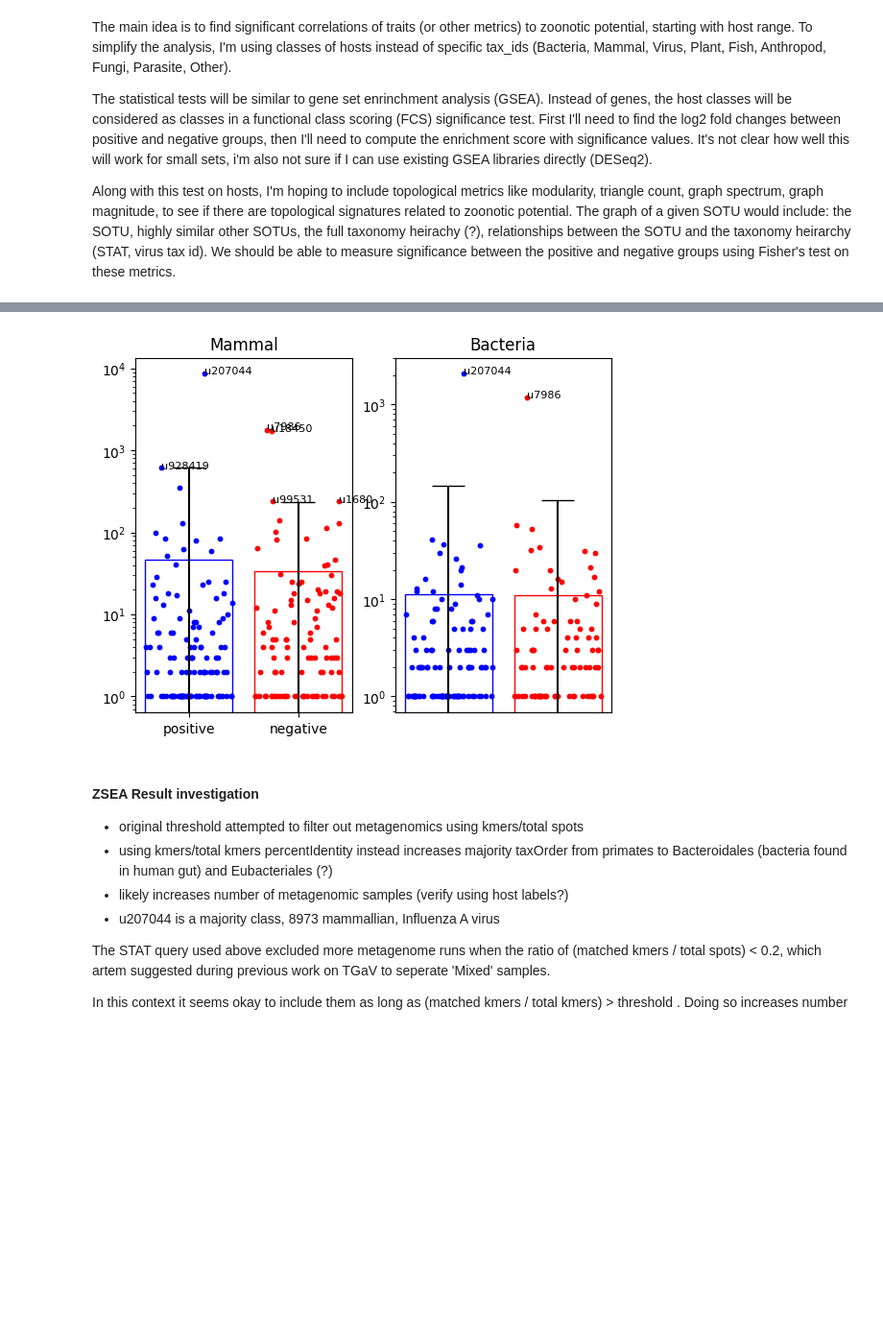
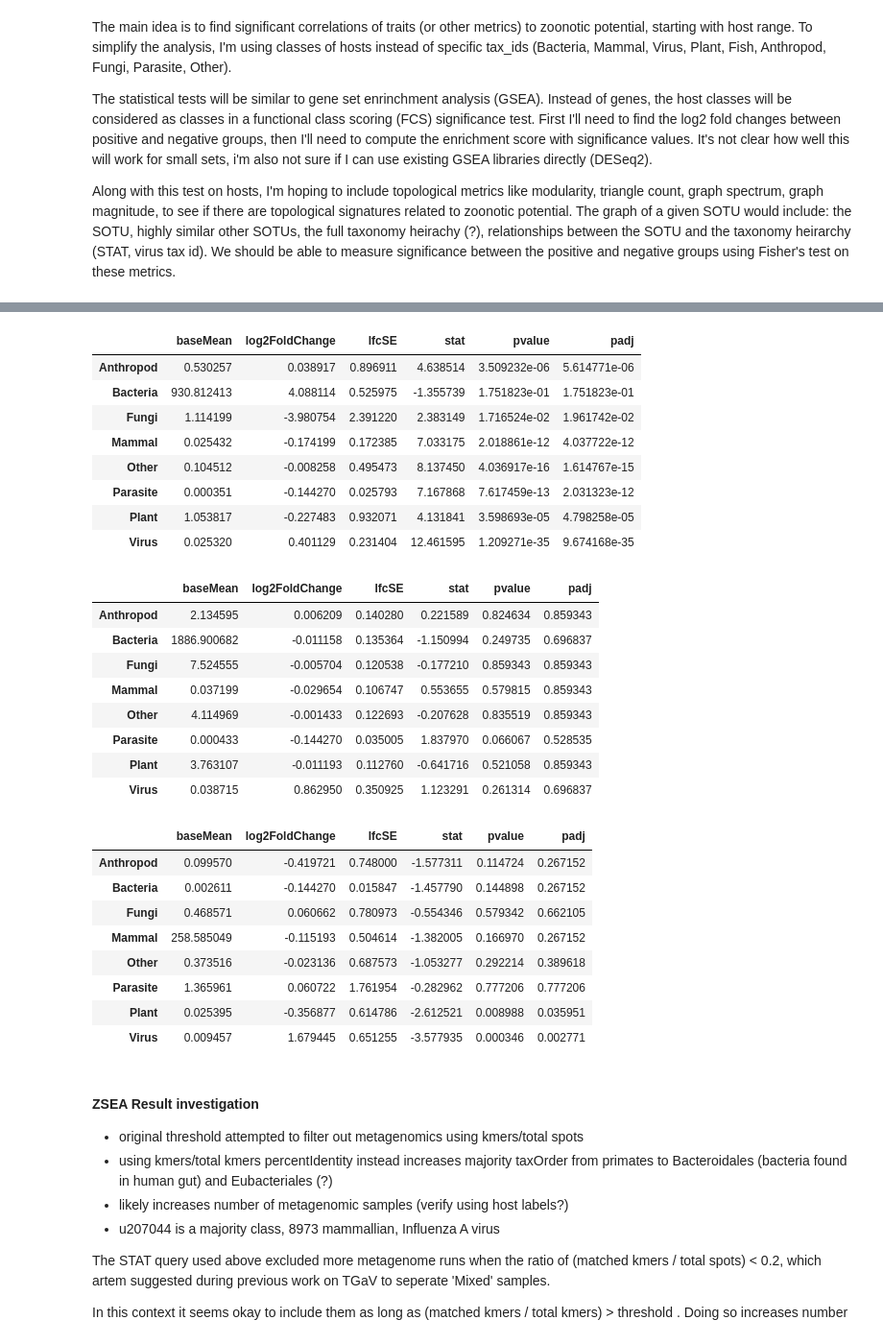
Before and after one commit to serratus-bio/virus-knowledge-graph, a Jupyter notebook: jobs/graph_learning/notebooks/zoonotic-potential.ipynb, the cells around one changed output, grey strips where cells are left out. Shown at 96% size. Saved outputs shown, nothing was run; the diff lists cells and outputs as text; code cells hidden in the pictures; blank space fills up the shorter version.

```diff
--- a/jobs/graph_learning/notebooks/zoonotic-potential.ipynb
+++ b/jobs/graph_learning/notebooks/zoonotic-potential.ipynb
@@ -983,48 +1168,37 @@ print(random_count_matrix)
-# %%
-# Want: first seperate data by hostClass
-# Then seperate by zoonotic potential
-# Anthropod,Bacteria,Fish-like,Fungi,Mammal,Other,Parasite,Plant,Virus
-
-def make_panel(threshold):
-    zoonotic_count_matrix = pd.read_csv(neo4j_data_path + f"{threshold}/" + f"count_matrix_positive.csv", index_col=0)
-    not_zoonotic_count_matrix = pd.read_csv(neo4j_data_path + f"{threshold}/" + f"count_matrix_negative.csv", index_col=0)
-    total_count_matrix = pd.read_csv(neo4j_data_path + f"{threshold}/" + f"count_matrix_total.csv", index_col=0)
-    random_count_matrix = total_count_matrix.sample(n=100, random_state=1)
-
-    fig, (ax1, ax2) = plt.subplots(1, 2)
-    plt.tick_params(
-        axis='x',
-        which='both',
-        bottom=False,
-        top=False,
-        labelbottom=False
-    )
-    axes = [ax1, ax2]
-    host_classes = [
-        'Mammal',
-        'Bacteria',
-    ]
-    for i in range(len(host_classes)):
-        host_class = host_classes[i]
-        ax = axes[i]
-        postive = zoonotic_count_matrix[host_class]
-        negative = not_zoonotic_count_matrix[host_class]
-        ys = [
-            postive,
-            negative,
-        ]
-        labels = [
-            zoonotic_count_matrix[host_class].index.tolist(),
-            not_zoonotic_count_matrix[host_class].index.tolist(),
-        ]
-        make_scatter_bar_plot(ys, labels, ax, host_class)
-
-    if save_path is not None:
-        plt.savefig(save_path, bbox_inches="tight")
-
-make_panel()
-# %% [output]
-[figure, removed]
+# %%
+from IPython.display import display, HTML
+
+for threshold in stat_thresholds:
+    dseq_stats = pd.read_csv(neo4j_data_path + f"{threshold}/" + f"deseq2_stats_res_diversity.csv", index_col=0)
+    display(HTML(dseq_stats.to_html()))
+# %% [output]
+|  | baseMean | log2FoldChange | lfcSE | stat | pvalue | padj |
+| Anthropod | 0.530257 | 0.038917 | 0.896911 | 4.638514 | 3.509232e-06 | 5.614771e-06 |
+| Bacteria | 930.812413 | 4.088114 | 0.525975 | -1.355739 | 1.751823e-01 | 1.751823e-01 |
+| Fungi | 1.114199 | -3.980754 | 2.391220 | 2.383149 | 1.716524e-02 | 1.961742e-02 |
+| Mammal | 0.025432 | -0.174199 | 0.172385 | 7.033175 | 2.018861e-12 | 4.037722e-12 |
+| Other | 0.104512 | -0.008258 | 0.495473 | 8.137450 | 4.036917e-16 | 1.614767e-15 |
+| Parasite | 0.000351 | -0.144270 | 0.025793 | 7.167868 | 7.617459e-13 | 2.031323e-12 |
+| Plant | 1.053817 | -0.227483 | 0.932071 | 4.131841 | 3.598693e-05 | 4.798258e-05 |
+| Virus | 0.025320 | 0.401129 | 0.231404 | 12.461595 | 1.209271e-35 | 9.674168e-35 |
+|  | baseMean | log2FoldChange | lfcSE | stat | pvalue | padj |
+| Anthropod | 2.134595 | 0.006209 | 0.140280 | 0.221589 | 0.824634 | 0.859343 |
+| Bacteria | 1886.900682 | -0.011158 | 0.135364 | -1.150994 | 0.249735 | 0.696837 |
+| Fungi | 7.524555 | -0.005704 | 0.120538 | -0.177210 | 0.859343 | 0.859343 |
+| Mammal | 0.037199 | -0.029654 | 0.106747 | 0.553655 | 0.579815 | 0.859343 |
+| Other | 4.114969 | -0.001433 | 0.122693 | -0.207628 | 0.835519 | 0.859343 |
+| Parasite | 0.000433 | -0.144270 | 0.035005 | 1.837970 | 0.066067 | 0.528535 |
+| Plant | 3.763107 | -0.011193 | 0.112760 | -0.641716 | 0.521058 | 0.859343 |
+| Virus | 0.038715 | 0.862950 | 0.350925 | 1.123291 | 0.261314 | 0.696837 |
+|  | baseMean | log2FoldChange | lfcSE | stat | pvalue | padj |
+| Anthropod | 0.099570 | -0.419721 | 0.748000 | -1.577311 | 0.114724 | 0.267152 |
+| Bacteria | 0.002611 | -0.144270 | 0.015847 | -1.457790 | 0.144898 | 0.267152 |
+| Fungi | 0.468571 | 0.060662 | 0.780973 | -0.554346 | 0.579342 | 0.662105 |
+| Mammal | 258.585049 | -0.115193 | 0.504614 | -1.382005 | 0.166970 | 0.267152 |
+| Other | 0.373516 | -0.023136 | 0.687573 | -1.053277 | 0.292214 | 0.389618 |
+| Parasite | 1.365961 | 0.060722 | 1.761954 | -0.282962 | 0.777206 | 0.777206 |
+| Plant | 0.025395 | -0.356877 | 0.614786 | -2.612521 | 0.008988 | 0.035951 |
+| Virus | 0.009457 | 1.679445 | 0.651255 | -3.577935 | 0.000346 | 0.002771 |
 # %% [markdown]
 #### ZSEA Result investigation
 - original threshold attempted to filter out metagenomics using kmers/total spots
```
Also changed, not shown: parts of 32 cells of this notebook, 3 other files.
